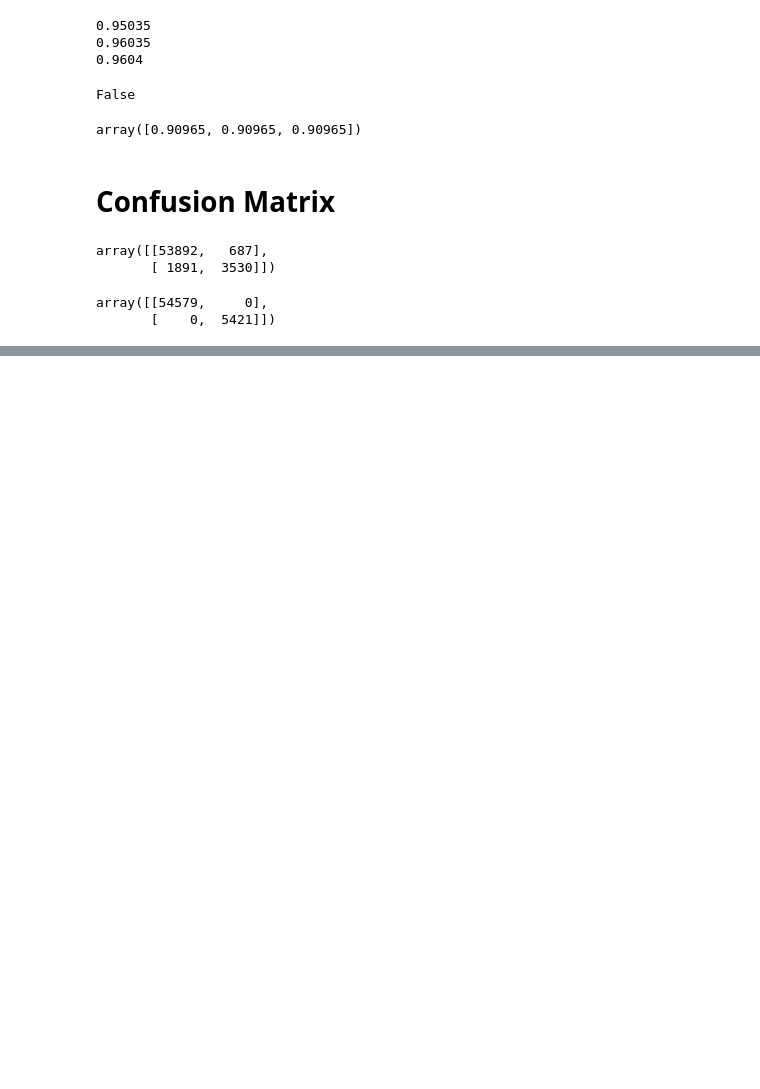
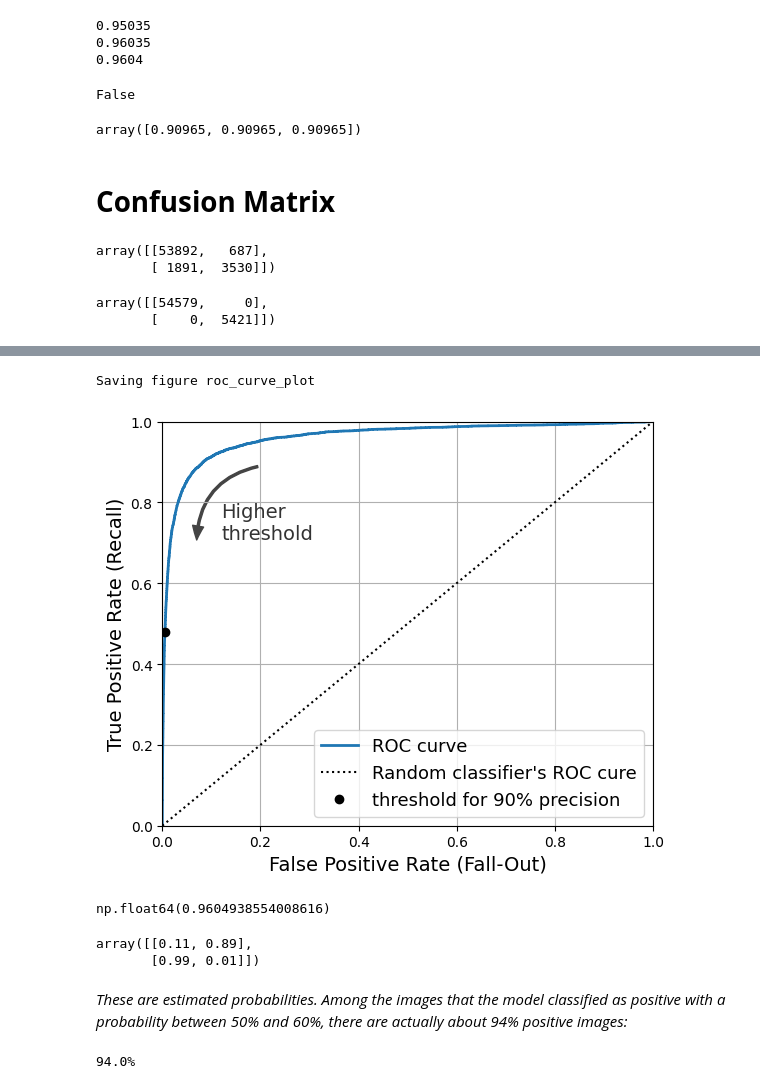
Before and after one commit to Saifullah785/hands-on-ml-notes-practice, a Jupyter notebook: Chapter_03_classification.ipynb, the cells around one changed output, grey strips where cells are left out. Cells and saved outputs as stored; diff of their text form; code cells hidden in the pictures; blank space fills up the shorter version.

```diff
--- a/Chapter_03_classification.ipynb
+++ b/Chapter_03_classification.ipynb
@@ -293,0 +407,54 @@ array([[54579,     0],
+# %%
+# Import roc_curve from sklearn.metrics
+from sklearn.metrics import roc_curve
+
+# Calculate the False Positive Rate (fpr), True Positive Rate (tpr), and thresholds for the ROC curve
+fpr, tpr, thresholds = roc_curve(y_train_5, y_scores)
+# %%
+# Import roc_curve from sklearn.metrics
+from sklearn.metrics import roc_curve
+import matplotlib.patches as patches # Import the patches module
+
+# Find the index of the threshold closest to the 90% precision threshold on the ROC curve
+idx_for_threshold_at_90 = (thresholds <= threshold_for_90_percent_precision).argmax()
+# Get the corresponding tpr and fpr values
+tpr_90, fpr_90 = tpr[idx_for_threshold_at_90], fpr[idx_for_threshold_at_90]
+
+# Plot the ROC curve
+plt.figure(figsize=(6, 5))
+plt.plot(fpr, tpr, linewidth=2, label="ROC curve ")
+# Plot the ROC curve for a random classifier
+plt.plot([0, 1], [0, 1], 'k:', label="Random classifier's ROC cure")
+# Plot a point on the ROC curve corresponding to the 90% precision threshold
+plt.plot([fpr_90],[tpr_90], 'ko', label='threshold for 90% precision')
+
+# Add an arrow and text to indicate the direction of higher thresholds
+plt.gca().add_patch(patches.FancyArrowPatch(
+    (0.20, 0.89), (0.07, 0.70),
+    connectionstyle='arc3, rad=.4',
+    arrowstyle='simple, tail_width=1.5, head_width=8, head_length=10',
+    color='#444444'
+    ))
+
+plt.text(0.12, 0.71, "Higher\nthreshold", color="#333333")
+# Set axis labels and title
+plt.xlabel('False Positive Rate (Fall-Out)')
+plt.ylabel('True Positive Rate (Recall)')
+plt.grid()
+plt.axis([0, 1, 0, 1])
+plt.legend(loc="lower right", fontsize=13)
+# Save the figure
+save_fig("roc_curve_plot")
+
+plt.show()
+# %% [output]
+Saving figure roc_curve_plot
+[figure, added]
+# %%
+# Import roc_auc_score from sklearn.metrics
+from sklearn.metrics import roc_auc_score
+
+# Calculate and print the ROC AUC score
+roc_auc_score(y_train_5, y_scores)
+# %% [output]
+np.float64(0.9604938554008616)
@@ -293,0 +470,14 @@ array([[54579,     0],
+# %%
+# Display the first two probability estimates
+y_probas_forest[:2]
+# %% [output]
+array([[0.11, 0.89],
+       [0.99, 0.01]])
+# %% [markdown]
+*These are estimated probabilities. Among the images that the model classified as positive with a probability between 50% and 60%, there are actually about 94% positive images:*
+# %%
+# Calculate the percentage of positive samples among those predicted with a probability between 0.5 and 0.6
+idx_50_to_60 = (y_probas_forest[:,1] > 0.50 ) & (y_probas_forest[:,1] < 0.60)
+print(f"{(y_train_5[idx_50_to_60]).sum() / idx_50_to_60.sum():.1%}")
+# %% [output]
+94.0%
```
Also changed, not shown: parts of 27 cells of this notebook.
